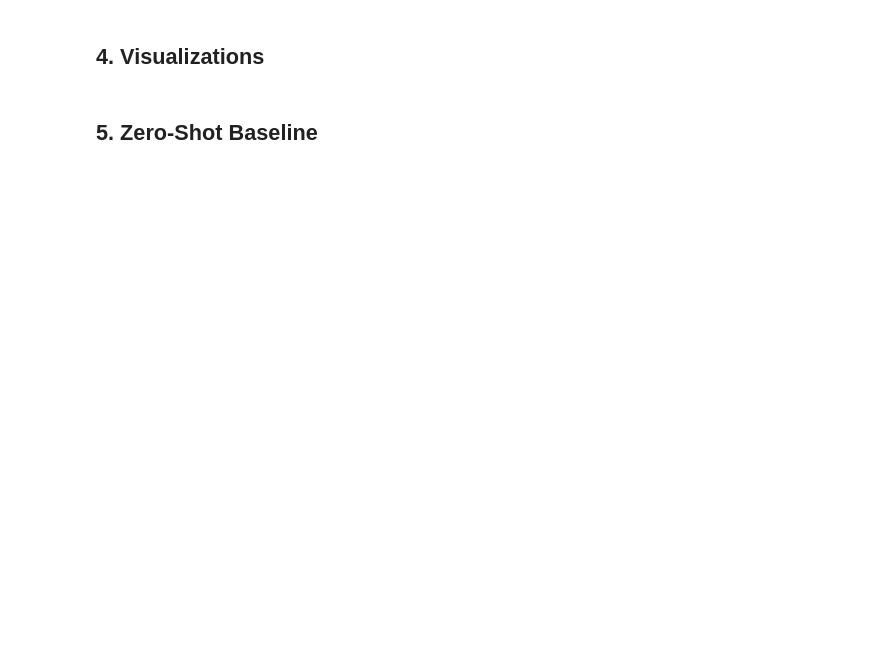
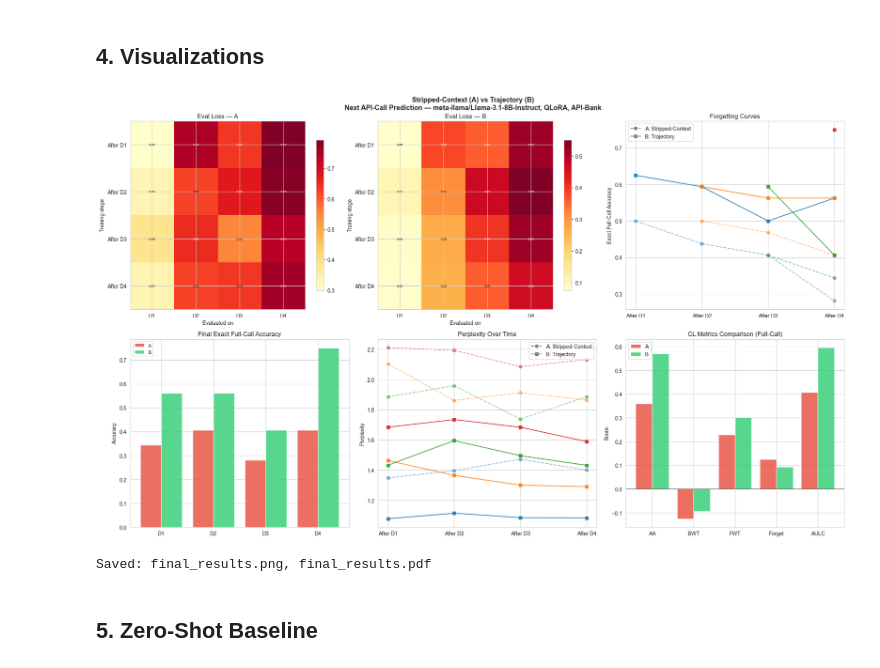
Before and after one commit to sagnikc395/trajectory-supervision, a Jupyter notebook: final/03_analysis.ipynb, the cells around one changed output. Drawn from its saved outputs; the diff is of its cells as text; code cells hidden in the pictures; blank space fills up the shorter version.

```diff
--- a/final/03_analysis.ipynb
+++ b/final/03_analysis.ipynb
@@ -13,19 +17,27 @@ from matplotlib.lines import Line2D
 # %% [markdown]
 ## 1. Load Results
 # %%
-result_files = [
-    'results_A_seed42.json',
-    'results_B_seed42.json',
-]
+result_candidates = {
+    'A': ['artifacts/results_A_seed42.json', '../artifacts/results_A_seed42.json', 'results_A_seed42.json', '../results_A_seed42.json'],
+    'B': ['artifacts/results_B_seed42.json', '../artifacts/results_B_seed42.json', 'results_B_seed42.json', '../results_B_seed42.json'],
+}
 
 results = {}
-for fname in result_files:
-    if os.path.exists(fname):
+for expected_cond, candidates in result_candidates.items():
+    loaded = False
+    for fname in candidates:
+        if not os.path.exists(fname):
+            continue
         with open(fname) as f:
             r = json.load(f)
-        results[r['condition']] = r
-        print(f"Loaded: {fname} (condition {r['condition']})")
-    else:
-        print(f"NOT FOUND: {fname}")
+        actual_cond = r.get('condition')
+        if actual_cond != expected_cond:
+            print(f"WARNING: {fname} expected {expected_cond} but contains {actual_cond}")
+        results[actual_cond] = r
+        print(f"Loaded: {fname} (condition {actual_cond})")
+        loaded = True
+        break
+    if not loaded:
+        print(f"NOT FOUND for {expected_cond}: {candidates}")
 
 print(f"\nConditions loaded: {list(results.keys())}")
@@ -130,7 +194,10 @@ for cond in conds:
 # %% [markdown]
 ## 4. Visualizations
 # %%
-sns.set_style("whitegrid")
+if sns is not None:
+    sns.set_style("whitegrid")
+else:
+    plt.style.use('default')
 model_label = next(iter(results.values())).get('config', {}).get('model', 'model') if results else 'model'
 fig, axes = plt.subplots(2, 3, figsize=(20, 12))
 fig.suptitle(
@@ -202,33 +269,36 @@ for cond in ['A', 'B']:
         continue
     ppl = np.array(results[cond]['eval_ppl'])
     for j in range(n):
         style = 'o--' if cond == 'A' else 's-'
         alpha = 0.5 if cond == 'A' else 0.9
         ax.plot(range(n), [ppl[i,j] for i in range(n)],
                 style, color=f'C{j}', alpha=alpha)
 ax.set_xticks(range(n))
 ax.set_xticklabels([f'After {l}' for l in blabels])
 ax.set_ylabel("Perplexity"); ax.set_title("Perplexity Over Time")
 ax.legend(legend_lines, ['A: Stripped-Context', 'B: Trajectory'])
 
 # Plot 6: CL Metrics
 ax = axes[1, 2]
 short_names = ['AA', 'BWT', 'FWT', 'Forget', 'AULC']
 x = np.arange(len(metric_keys))
 w = 0.8 / len(conds)
 for ci, cond in enumerate(conds):
     vals = [all_metrics[cond][k] for k in metric_keys]
     ax.bar(x + ci*w - 0.4 + w/2, vals, w,
            label=cond, color=colors.get(cond, 'gray'), alpha=0.8)
 ax.set_xticks(x); ax.set_xticklabels(short_names)
 ax.set_ylabel("Score"); ax.set_title("CL Metrics Comparison (Full-Call)")
 ax.legend(); ax.axhline(y=0, color='black', linewidth=0.5)
 
 plt.tight_layout()
 plt.savefig('final_results.png', dpi=150, bbox_inches='tight')
 plt.savefig('final_results.pdf', bbox_inches='tight')
 plt.show()
 print("Saved: final_results.png, final_results.pdf")
+# %% [output]
+[figure, added]
+Saved: final_results.png, final_results.pdf
 # %% [markdown]
 ## 5. Zero-Shot Baseline
 # %%
```
Also changed, not shown: parts of 8 cells of this notebook, 8 other files.
